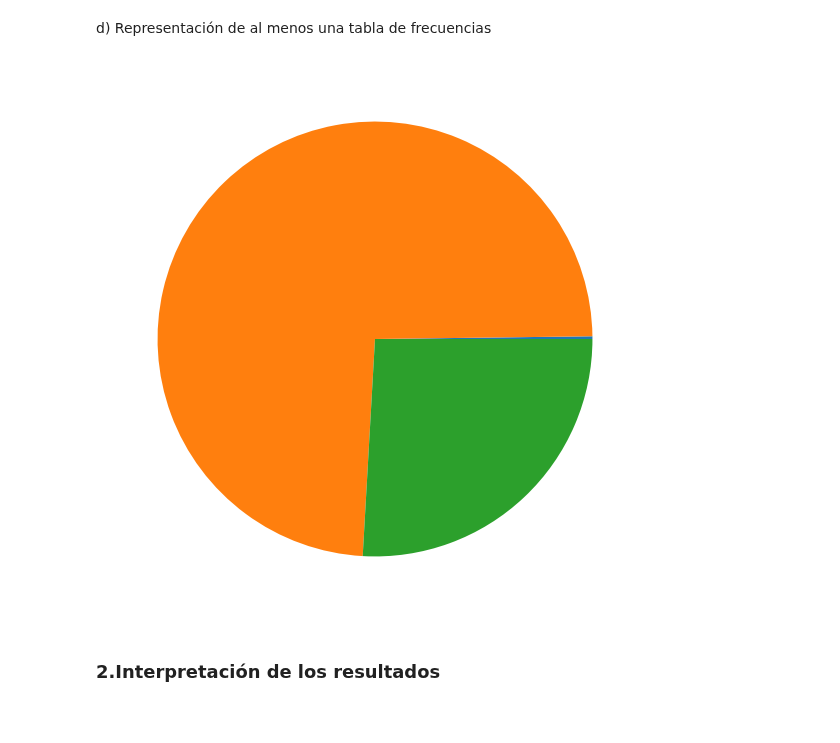
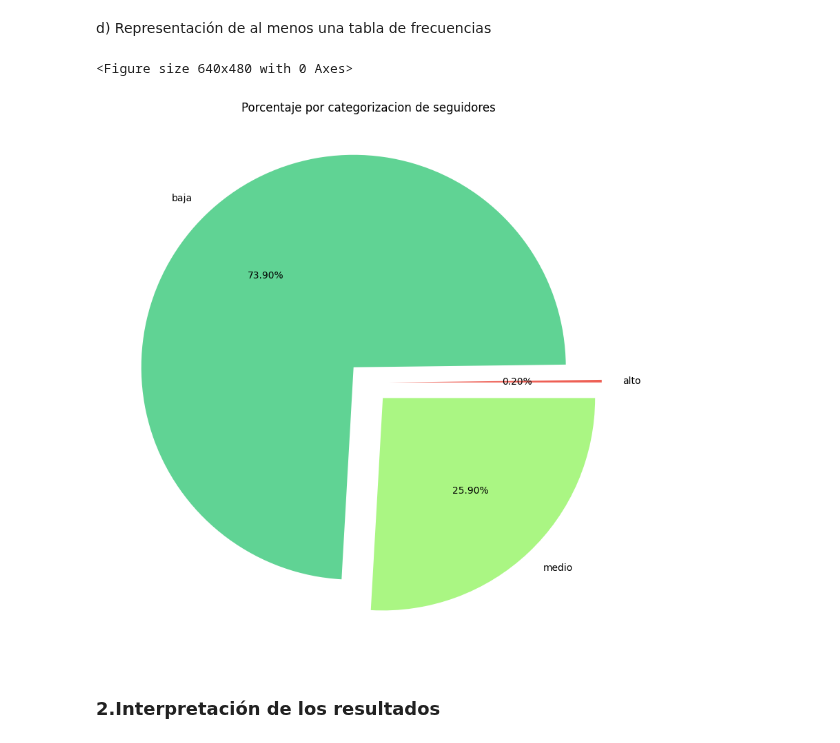
Before and after one commit to Adalab/DA_PromoC_Modulo2_Sprint1_Ana-Anahi, a Jupyter notebook: Estadistica/pp-Estadistica-II.ipynb, the cells around one changed output. Saved outputs shown, nothing was run; the diff lists cells and outputs as text; code cells hidden in the pictures; blank space fills up the shorter version.

```diff
--- a/Estadistica/pp-Estadistica-II.ipynb
+++ b/Estadistica/pp-Estadistica-II.ipynb
@@ -279,11 +314,17 @@ frec_relativa_acum_cuali
 | 2 | 25.9 | 25.9 | 25.5 | 25.9 | 25.2 | 25.9 | 25.6 | 25.9 | ... |
 # %% [markdown]
 d) Representación de al menos una tabla de frecuencias
-# %%
-plt.figure(figsize=(20,10))
-figure=plt.pie(frec_relativa_acum_cuali['rank'])
-plt.show()
-# %% [output]
-[figure, removed]
+# %%
+plt.figure()
+plt.figure(figsize=(20,10))
+
+desfase=(0.1,0.1,0.1)
+colores =("#EE6055","#60D394","#AAF683")
+figure=plt.pie(frec_relativa_acum_cuali['rank'], labels=df_seguidores['seguidores'], autopct= '%1.2f%%', explode=desfase, colors=colores)
+plt.title('Porcentaje por categorizacion de seguidores')
+plt.show()
+# %% [output]
+<Figure size 640x480 with 0 Axes>
+[figure, added]
 # %% [markdown]
 ### 2.Interpretación de los resultados
```
Also changed, not shown: parts of 60 cells of this notebook.
